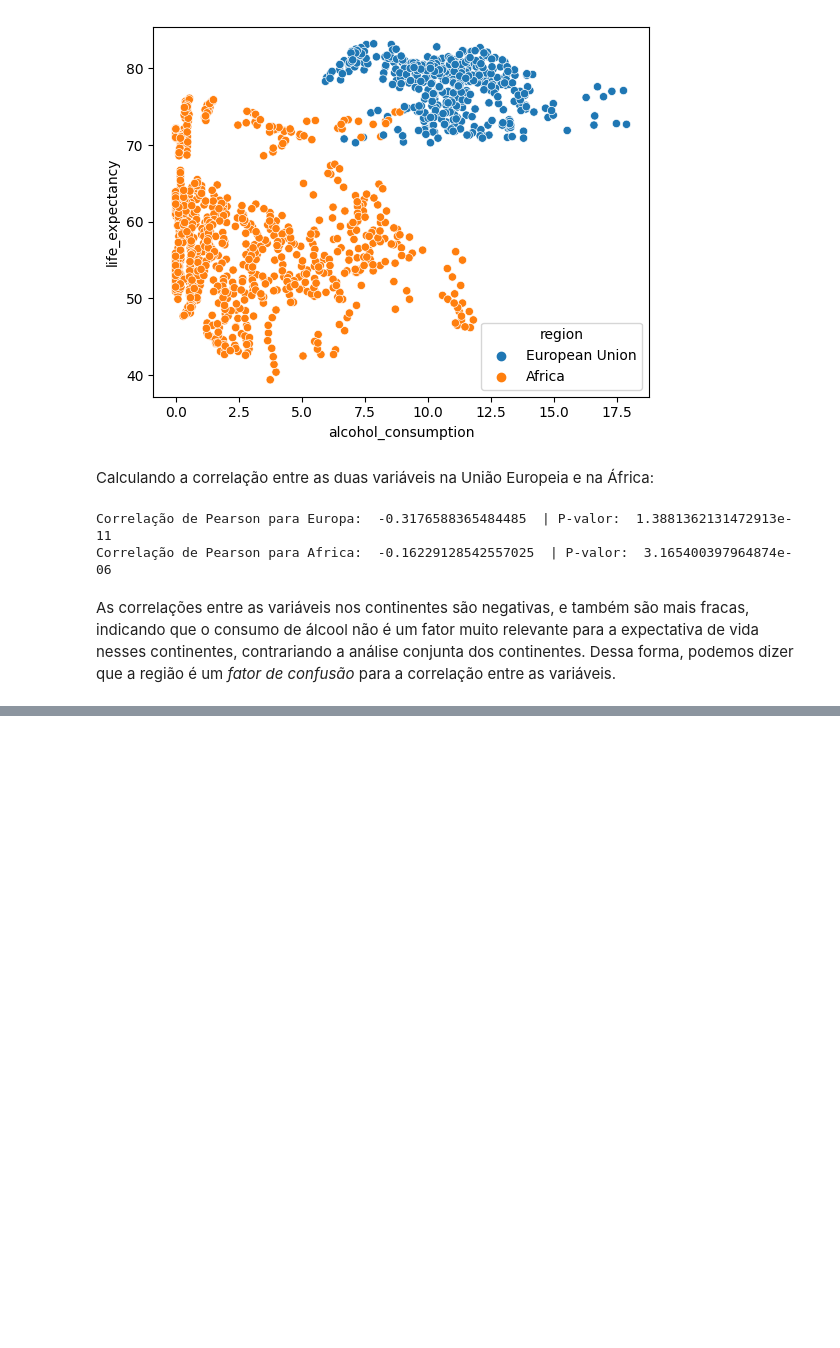
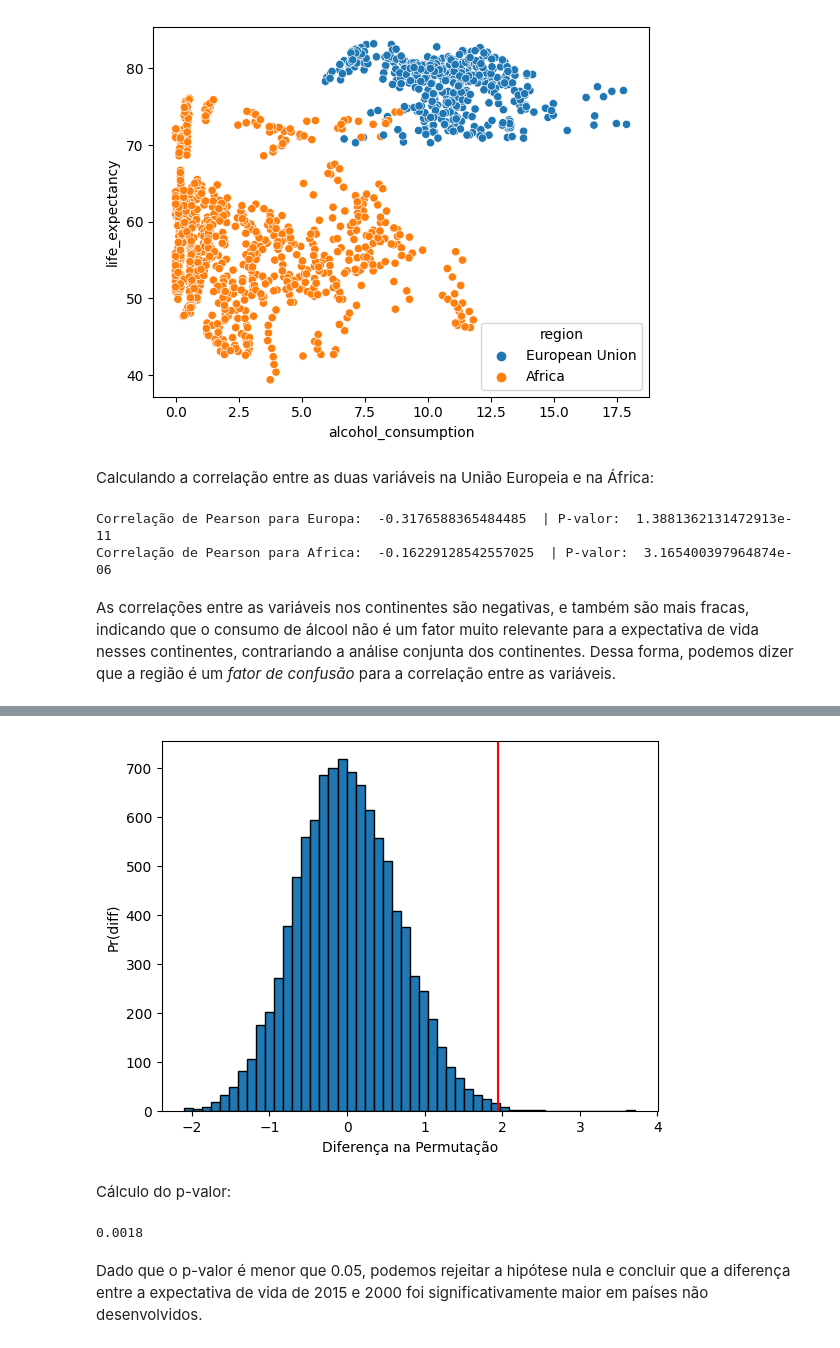
Before and after one commit to carolinabrandao/ICDProjetoFinal, a Jupyter notebook: EDA.ipynb, the cells around one changed output, grey strips where cells are left out. Cells and saved outputs as stored; diff of their text form; code cells hidden in the pictures; blank space fills up the shorter version.

```diff
--- a/EDA.ipynb
+++ b/EDA.ipynb
@@ -186,0 +267,25 @@ As correlações entre as variáveis nos continentes são negativas, e também s
+# %%
+N = 10000
+diferencas = np.zeros(N)
+for i in range(N):
+    np.random.shuffle(filtro.values)
+    diff = df_shuffled[~filtro]['difference'].mean() - df_shuffled[filtro]['difference'].mean()
+    diferencas[i] = diff
+# %%
+plt.hist(diferencas, bins=50, edgecolor='k')
+plt.xlabel('Diferença na Permutação')
+plt.ylabel('Pr(diff)')
+plt.vlines(t_obs, 0, 0.14, color='red')
+plt.axvline(t_obs, color='red')
+plt.show()
+# %% [output]
+[figure, added]
+# %% [markdown]
+Cálculo do p-valor:
+# %%
+p_value = np.count_nonzero(diferencas > t_obs) / N
+p_value
+# %% [output]
+0.0018
+# %% [markdown]
+Dado que o p-valor é menor que 0.05, podemos rejeitar a hipótese nula e concluir que a diferença entre a expectativa de vida de 2015 e 2000 foi significativamente maior em países não desenvolvidos.
```
Also changed, not shown: parts of 12 cells of this notebook.
